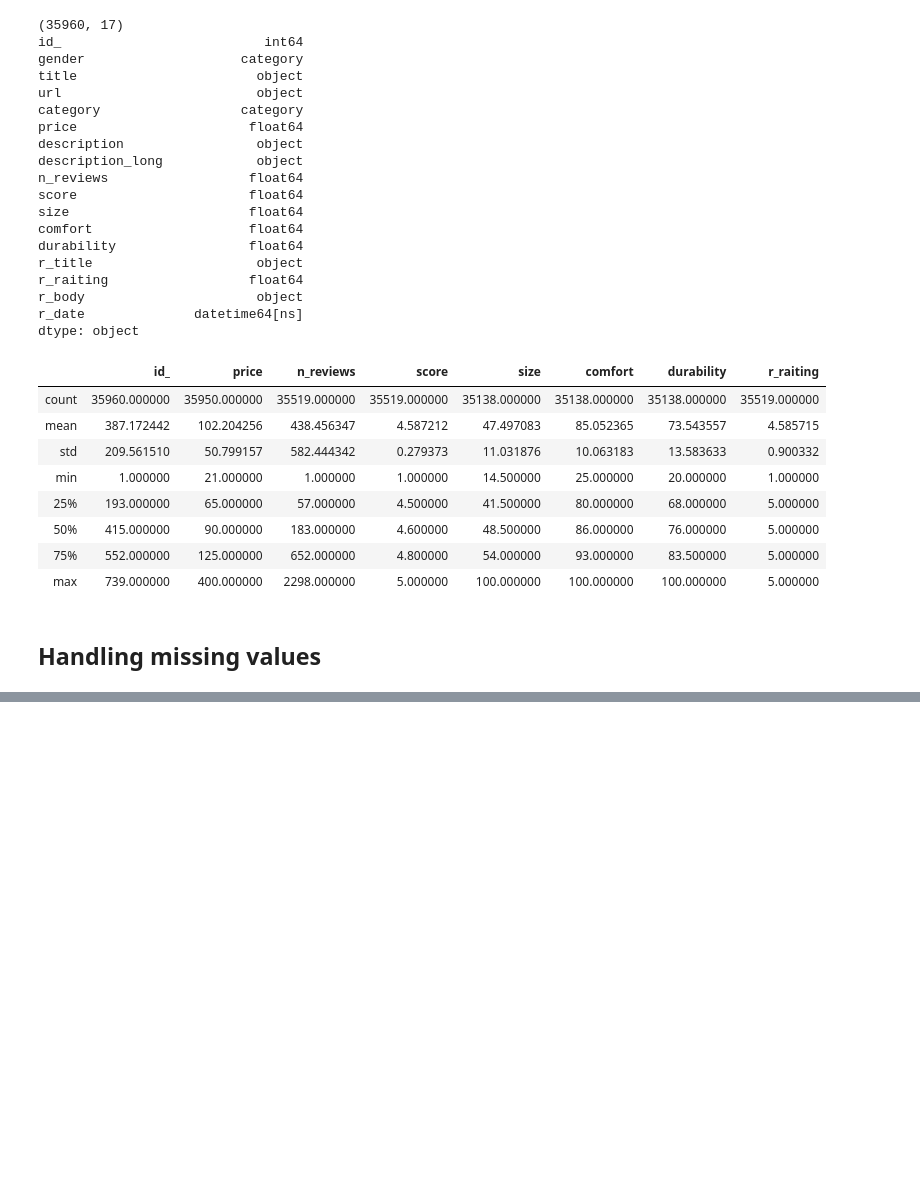
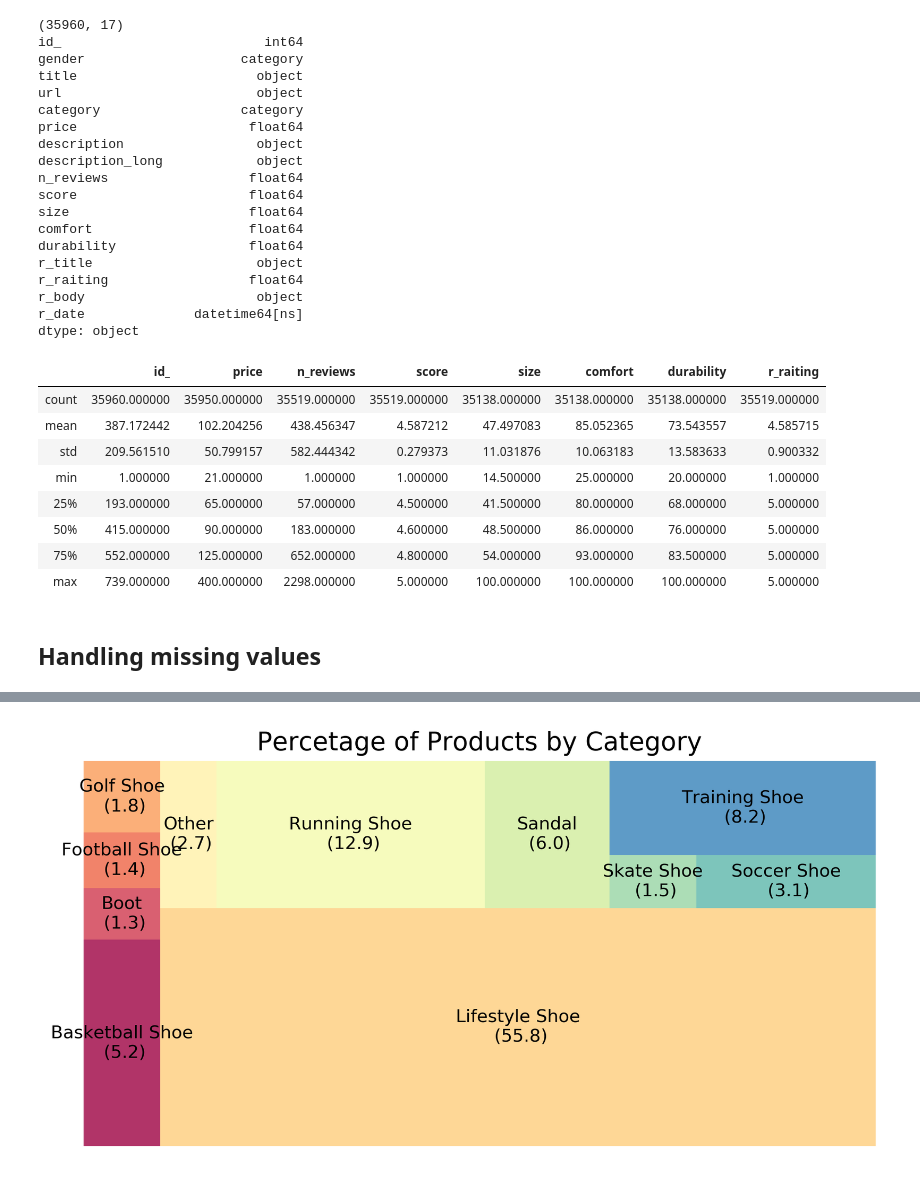
Before and after one commit to DanEllen/Nike-Shoes-Web-Scrape-and-Analysis, a Jupyter notebook: Data Analysis.ipynb, the cells around one changed output, grey strips where cells are left out. Cells and saved outputs as stored; diff of their text form; code cells hidden in the pictures; blank space fills up the shorter version.

```diff
--- a/Data Analysis.ipynb
+++ b/Data Analysis.ipynb
@@ -39,0 +43,3 @@ df = df.replace('[A-Za-z]', value = {"size" : None, "comfort" : None, "durabilit
+# %%
+for i in df['category'].unique():
+    print(i)
@@ -107,0 +213,20 @@ df = df[df['title'].notna()]
+# %%
+# 1. Treemap of percentage of products per category
+df1 = df[df['gender']=='men'].groupby('category').size().reset_index(name='counts')
+df1['counts'] = (100. * df1['counts'] / df1['counts'].sum()).round(1)
+df1['category'] = np.where(df1.counts < 1,'Other', df1.category)
+df1 = df1.groupby('category').sum().reset_index()
+labels = df1.apply(lambda x: str(x[0]) + "\n (" + str(x[1]) + ")", axis=1)
+sizes = df1['counts'].values.tolist()
+colors = [plt.cm.Spectral(i/float(len(labels))) for i in range(len(labels))]
+
+# Draw Plot
+plt.figure(figsize=(8,4), dpi= 300)
+squarify.plot(sizes=sizes, label=labels, color=colors, alpha=.8)
+
+# Decorate
+plt.title('Percetage of Products by Category')
+plt.axis('off')
+plt.show()
+# %% [output]
+[figure, added]
```
Also changed, not shown: parts of 12 cells of this notebook, 1 other file.
